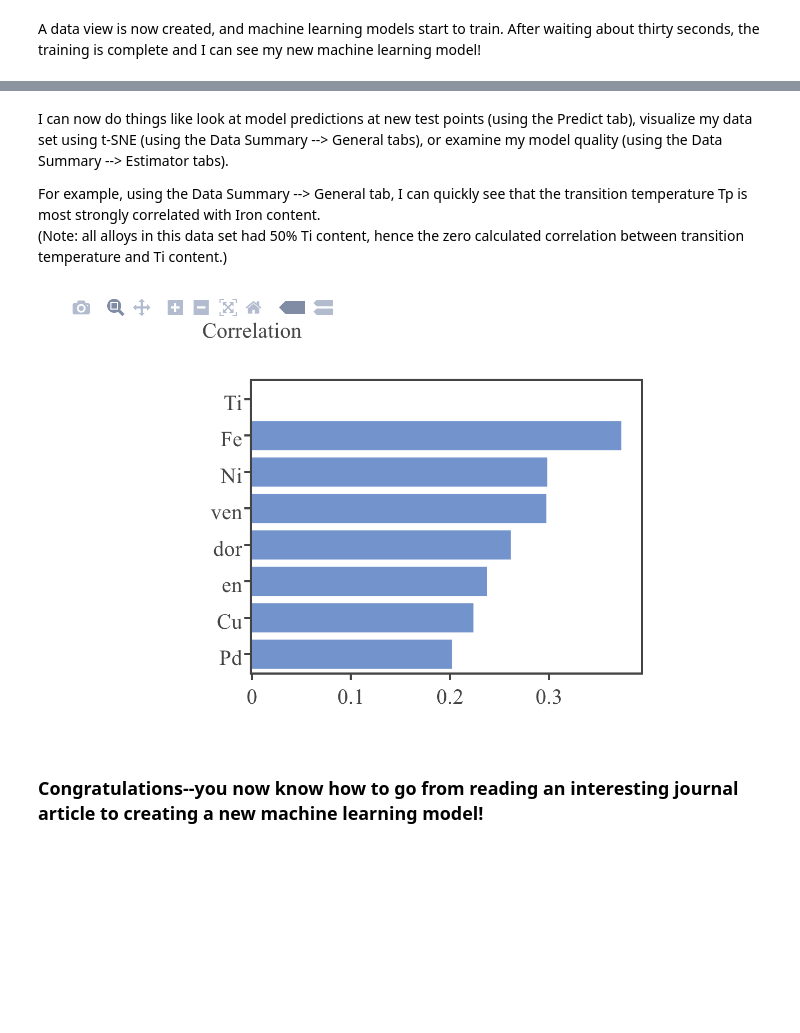
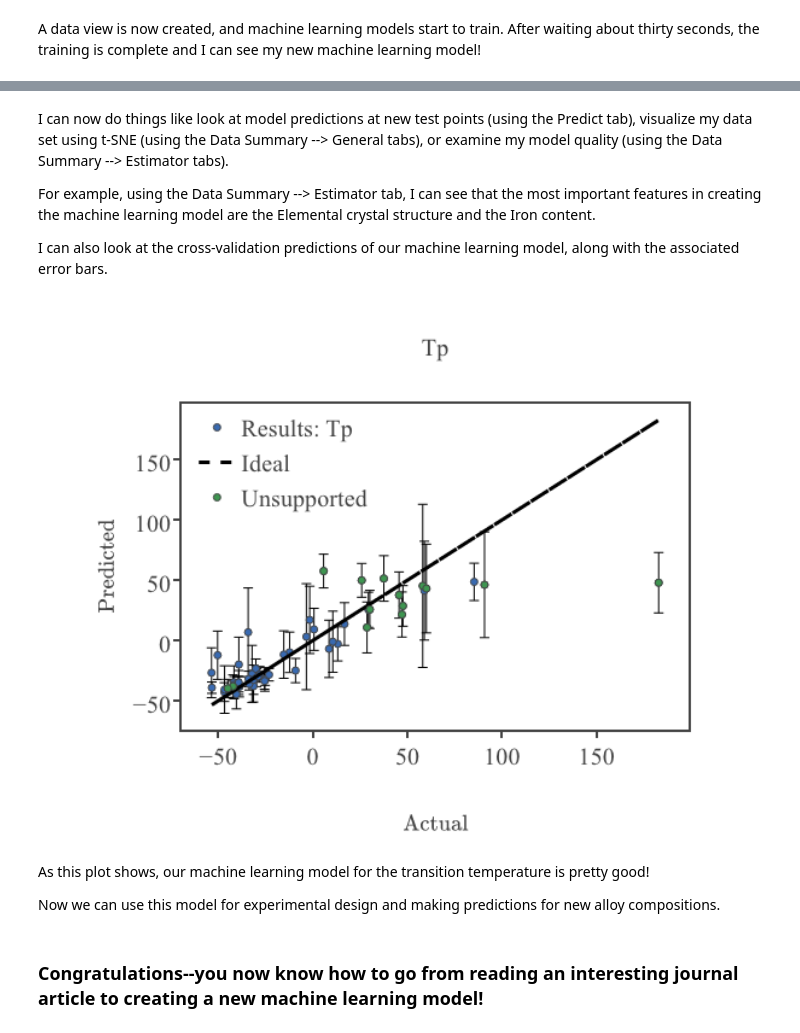
Before and after one commit to CitrineInformatics/learn-citrination, a Jupyter notebook: Journal Paper to Model Demo.ipynb, the cells around one changed output, grey strips where cells are left out. Saved outputs shown, nothing was run; the diff lists cells and outputs as text; code cells hidden in the pictures; blank space fills up the shorter version.

Commit message:
Updated SMA demo based on Sauraub and Max's suggestions.  Now includes csv of data, uses formula to make predictions.

```diff
--- a/Journal Paper to Model Demo.ipynb
+++ b/Journal Paper to Model Demo.ipynb
@@ -77,12 +92,17 @@ Image(filename='./SMA_demo/dataview_3.png', width=700)
 # %% [markdown]
 I can now do things like look at model predictions at new test points (using the Predict tab), visualize my data set using t-SNE (using the Data Summary --> General tabs), or examine my model quality (using the Data Summary --> Estimator tabs).
 
-For example, using the Data Summary --> General tab, I can quickly see that the transition temperature Tp is most strongly correlated with Iron content.
-(Note: all alloys in this data set had 50% Ti content, hence the zero calculated correlation between transition temperature and Ti content.)
+For example, using the Data Summary --> Estimator tab, I can see that the most important features in creating the machine learning model are the Elemental crystal structure and the Iron content.
+
+I can also look at the cross-validation predictions of our machine learning model, along with the associated error bars.
 # %%
 from IPython.display import Image
-Image(filename='./SMA_demo/correlation.png', width=700)
+Image(filename='./SMA_demo/ml_predictions.png', width=700)
 # %% [output]
-[figure, old version]
+[figure, new version]
+# %% [markdown]
+As this plot shows, our machine learning model for the transition temperature is pretty good!
+
+Now we can use this model for experimental design and making predictions for new alloy compositions.
 # %% [markdown]
 ### Congratulations--you now know how to go from reading an interesting journal article to creating a new machine learning model!
```
Also changed, not shown: parts of 12 cells of this notebook, 7 other files.
